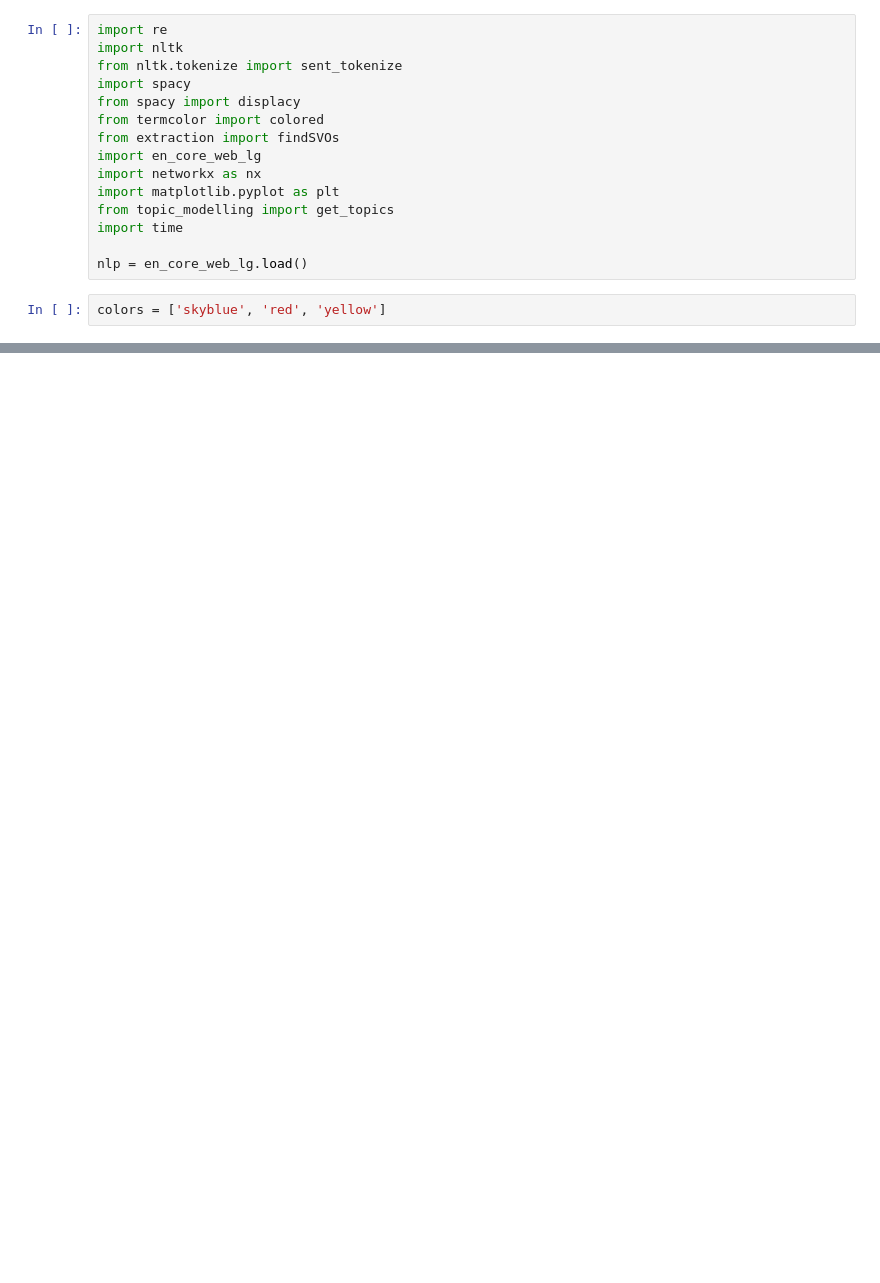
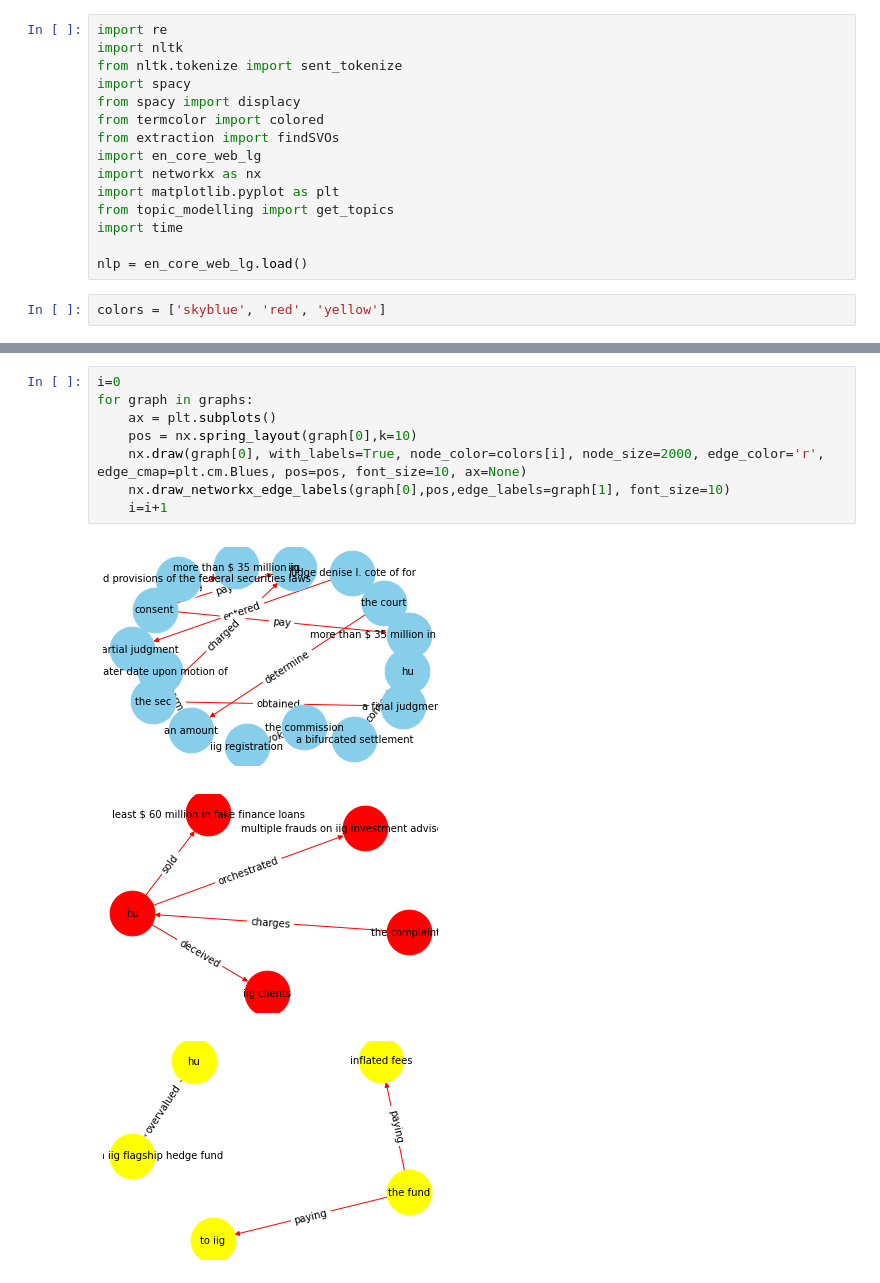
Before and after one commit to AnjaneyaTripathi/knowledge_graph, a Jupyter notebook: knowledge_graph.ipynb, the cells around one changed output, grey strips where cells are left out. Cells and saved outputs as stored; diff of their text form; blank space fills up the shorter version.

```diff
--- a/knowledge_graph.ipynb
+++ b/knowledge_graph.ipynb
@@ -92,0 +94,12 @@ Graph generated
+# %%
+i=0
+for graph in graphs:
+    ax = plt.subplots()
+    pos = nx.spring_layout(graph[0],k=10)
+    nx.draw(graph[0], with_labels=True, node_color=colors[i], node_size=2000, edge_color='r', edge_cmap=plt.cm.Blues, pos=pos, font_size=10, ax=None)
+    nx.draw_networkx_edge_labels(graph[0],pos,edge_labels=graph[1], font_size=10)
+    i=i+1
+# %% [output]
+[figure, added]
+[figure, added]
+[figure, added]
```
Also changed, not shown: parts of 2 cells of this notebook.
